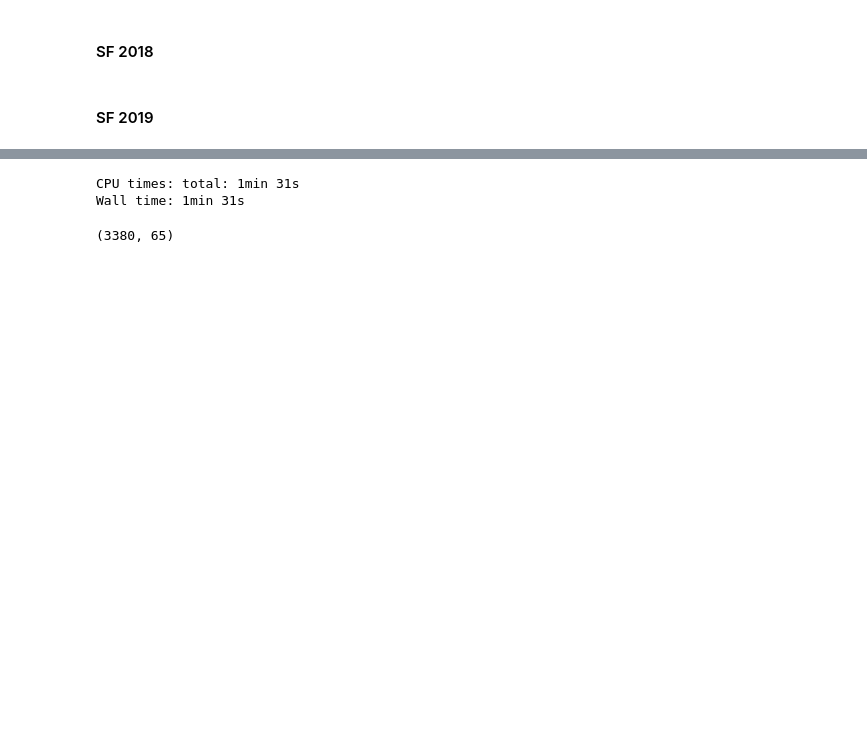
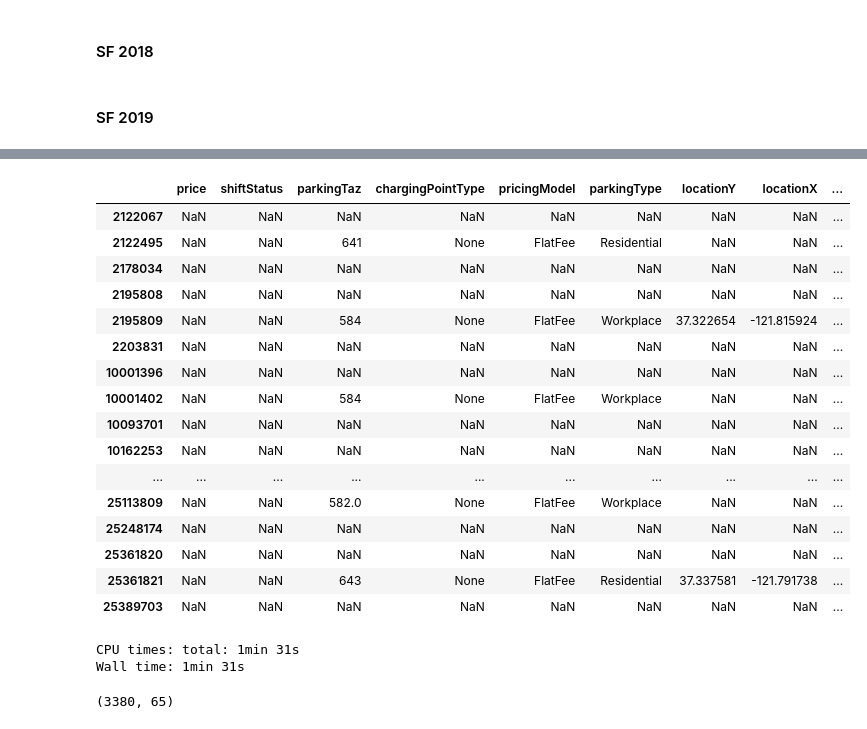
Before and after one commit to LBNL-UCB-STI/beam-core-analysis, a Jupyter notebook: Users/Nazanin/Person_Trip_Level_BEAM_SF.ipynb, the cells around one changed output, grey strips where cells are left out. Cells and saved outputs as stored; diff of their text form; code cells hidden in the pictures; blank space fills up the shorter version.

```diff
--- a/Users/Nazanin/Person_Trip_Level_BEAM_SF.ipynb
+++ b/Users/Nazanin/Person_Trip_Level_BEAM_SF.ipynb
@@ -26,9 +26,9 @@ with ZipFile('trip_mode_choice.zip', 'r') as zipObj:
 # %%
 # File location on S3 (The address should be updated depending on the version of the code using)
 loc_2018_baseline = "https://beam-outputs.s3.amazonaws.com/pilates-outputs/sfbay-base-20220409/beam/year-2018-iteration-5/ITERS/it.0/"
-loc_2018_transitFreq05 = "https://beam-outputs.s3.amazonaws.com/pilates-outputs/sfbay-transit_frequencies_0.5-20220228/beam/year-2018-iteration-5/ITERS/it.0/"
-loc_2018_transitFreq1p5 = "https://beam-outputs.s3.amazonaws.com/pilates-outputs/sfbay-transit_frequencies_1.5-20220228/beam/year-2018-iteration-5/ITERS/it.0/"
-loc_2018_transitFreq2 = "https://beam-outputs.s3.amazonaws.com/pilates-outputs/sfbay-transit_frequencies_2.0-20220229/beam/year-2018-iteration-5/ITERS/it.0/"
+loc_2018_transitFreq05 = "https://beam-outputs.s3.amazonaws.com/pilates-outputs/sfbay-transit_frequencies_0.5-20220528/beam/year-2018-iteration-5/ITERS/it.0/"
+loc_2018_transitFreq1p5 = "https://beam-outputs.s3.amazonaws.com/pilates-outputs/sfbay-transit_frequencies_1.5-20220529/beam/year-2018-iteration-5/ITERS/it.0/"
+loc_2018_transitFreq2 = "https://beam-outputs.s3.amazonaws.com/pilates-outputs/sfbay-transit_frequencies_2.0-20220529/beam/year-2018-iteration-5/ITERS/it.0/"
 loc_2018_rhFleetsz0125 = "https://beam-outputs.s3.amazonaws.com/pilates-outputs/sfbay-RH_fleetsz_0.125-20220408/beam/year-2018-iteration-5/ITERS/it.0/"
 loc_2018_rhFleetsz025 = "https://beam-outputs.s3.amazonaws.com/pilates-outputs/sfbay-RH_fleetsz_0.25-20220408/beam/year-2018-iteration-5/ITERS/it.0/"
 loc_2018_rhFleetsz05 = "https://beam-outputs.s3.amazonaws.com/pilates-outputs/sfbay-RH_fleetsz_0.5-20220408/beam/year-2018-iteration-5/ITERS/it.0/"
@@ -63,5 +63,5 @@ dtypes = {
     'nextActivity': 'category'
 }
 # Use list comprehension to remove the unwanted column in **usecol**
-eventsSF = pd.read_csv(loc_2018_baseline + '0.events.csv.gz', compression = 'gzip', dtype = dtypes)
+eventsSF = pd.read_csv(loc_2018_transitFreq05 + '0.events.csv.gz', compression = 'gzip', dtype = dtypes)
 # %% [output]
@@ -74,3 +92,23 @@ pd.options.display.max_rows = None
+# %%
+eventsSF[(eventsSF['tripId'] == 1306)|(eventsSF['person'] == 3)|(eventsSF['driver'] == '3')|(eventsSF['riders'] == 3)]
+# %% [output]
+|  | price | shiftStatus | parkingTaz | chargingPointType | pricingModel | parkingType | locationY | locationX | ... |
+| 2122067 | NaN | NaN | NaN | NaN | NaN | NaN | NaN | NaN | ... |
+| 2122495 | NaN | NaN | 641 | None | FlatFee | Residential | NaN | NaN | ... |
+| 2178034 | NaN | NaN | NaN | NaN | NaN | NaN | NaN | NaN | ... |
+| 2195808 | NaN | NaN | NaN | NaN | NaN | NaN | NaN | NaN | ... |
+| 2195809 | NaN | NaN | 584 | None | FlatFee | Workplace | 37.322654 | -121.815924 | ... |
+| 2203831 | NaN | NaN | NaN | NaN | NaN | NaN | NaN | NaN | ... |
+| 10001396 | NaN | NaN | NaN | NaN | NaN | NaN | NaN | NaN | ... |
+| 10001402 | NaN | NaN | 584 | None | FlatFee | Workplace | NaN | NaN | ... |
+| 10093701 | NaN | NaN | NaN | NaN | NaN | NaN | NaN | NaN | ... |
+| 10162253 | NaN | NaN | NaN | NaN | NaN | NaN | NaN | NaN | ... |
+| ... | ... | ... | ... | ... | ... | ... | ... | ... | ... |
+| 25113809 | NaN | NaN | 582.0 | None | FlatFee | Workplace | NaN | NaN | ... |
+| 25248174 | NaN | NaN | NaN | NaN | NaN | NaN | NaN | NaN | ... |
+| 25361820 | NaN | NaN | NaN | NaN | NaN | NaN | NaN | NaN | ... |
+| 25361821 | NaN | NaN | 643 | None | FlatFee | Residential | 37.337581 | -121.791738 | ... |
+| 25389703 | NaN | NaN | NaN | NaN | NaN | NaN | NaN | NaN | ... |
 # %%
 eventsSF['scenario'] = "baseline"
 eventsSF['scenario'] = eventsSF['scenario'].astype("category")
```
Also changed, not shown: parts of 5 cells of this notebook, 1 other file.
